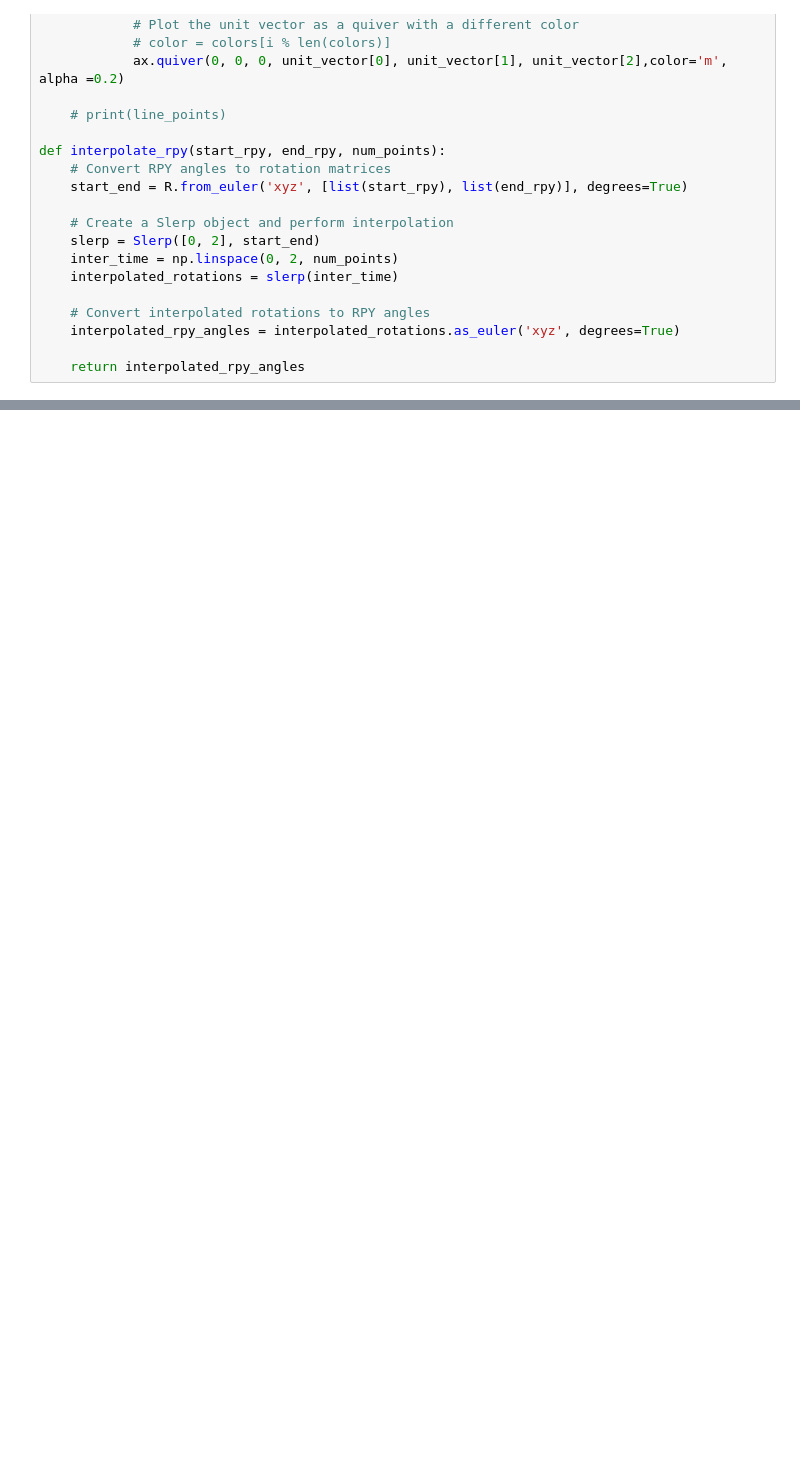
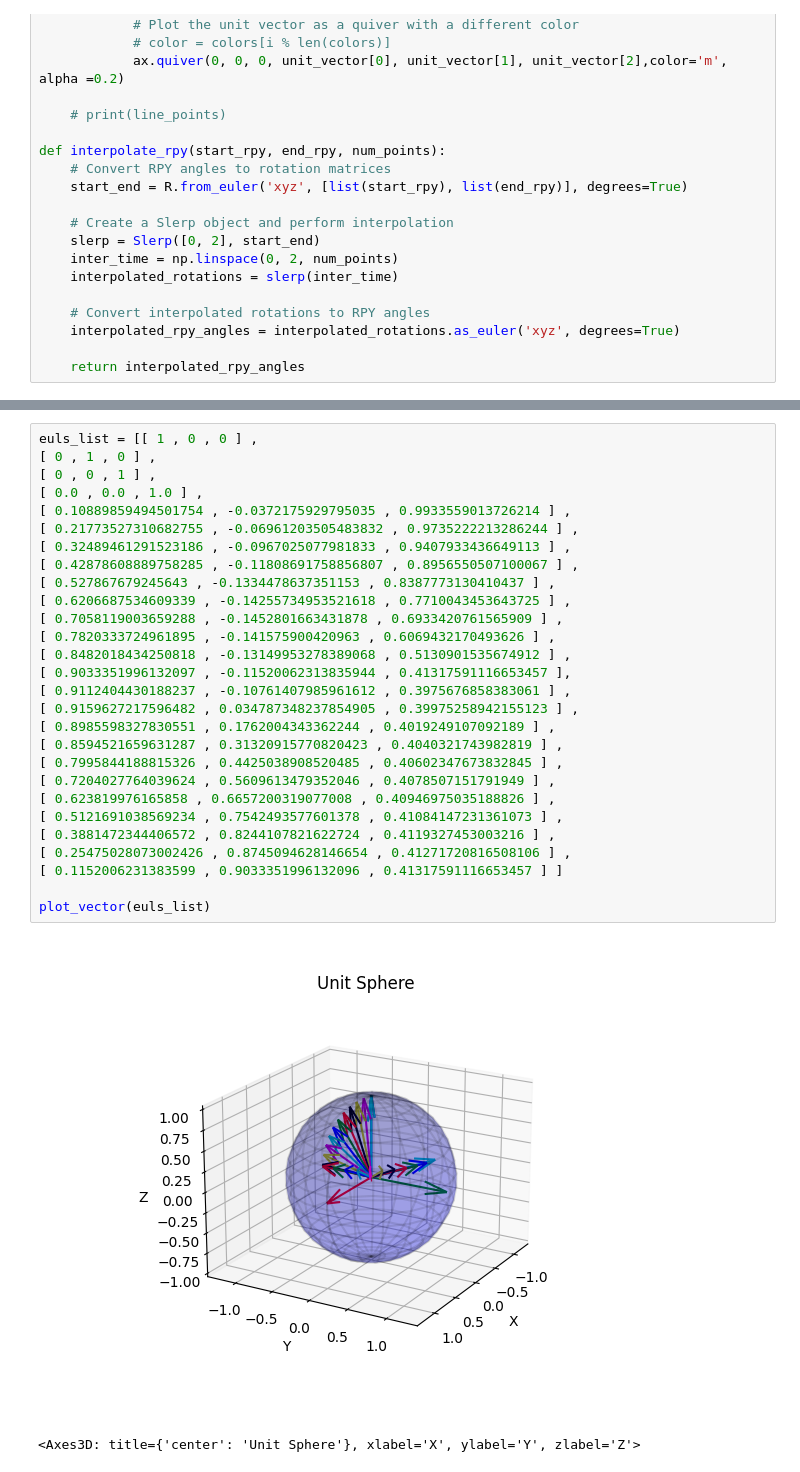
Before and after one commit to mustafab0/cross-spherical, a Jupyter notebook: code/trajectory/great_circle_path.ipynb, the cells around one changed output, grey strips where cells are left out. Cells and saved outputs as stored; diff of their text form; blank space fills up the shorter version.

```diff
--- a/code/trajectory/great_circle_path.ipynb
+++ b/code/trajectory/great_circle_path.ipynb
@@ -344,0 +362,31 @@ ax = plot_vector(euls_list)
+# %%
+euls_list = [[ 1 , 0 , 0 ] ,
+[ 0 , 1 , 0 ] ,
+[ 0 , 0 , 1 ] ,
+[ 0.0 , 0.0 , 1.0 ] ,
+[ 0.10889859494501754 , -0.0372175929795035 , 0.9933559013726214 ] ,
+[ 0.21773527310682755 , -0.06961203505483832 , 0.9735222213286244 ] ,
+[ 0.32489461291523186 , -0.0967025077981833 , 0.9407933436649113 ] ,
+[ 0.42878608889758285 , -0.11808691758856807 , 0.8956550507100067 ] ,
+[ 0.527867679245643 , -0.1334478637351153 , 0.8387773130410437 ] ,
+[ 0.6206687534609339 , -0.14255734953521618 , 0.7710043453643725 ] ,
+[ 0.7058119003659288 , -0.1452801663431878 , 0.6933420761565909 ] ,
+[ 0.7820333724961895 , -0.141575900420963 , 0.6069432170493626 ] ,
+[ 0.8482018434250818 , -0.13149953278389068 , 0.5130901535674912 ] ,
+[ 0.9033351996132097 , -0.11520062313835944 , 0.41317591116653457 ],
+[ 0.9112404430188237 , -0.10761407985961612 , 0.3975676858383061 ] ,
+[ 0.9159627217596482 , 0.034787348237854905 , 0.39975258942155123 ] ,
+[ 0.8985598327830551 , 0.1762004343362244 , 0.4019249107092189 ] ,
+[ 0.8594521659631287 , 0.31320915770820423 , 0.4040321743982819 ] ,
+[ 0.7995844188815326 , 0.4425038908520485 , 0.40602347673832845 ] ,
+[ 0.7204027764039624 , 0.5609613479352046 , 0.4078507151791949 ] ,
+[ 0.623819976165858 , 0.6657200319077008 , 0.40946975035188826 ] ,
+[ 0.5121691038569234 , 0.7542493577601378 , 0.41084147231361073 ] ,
+[ 0.3881472344406572 , 0.8244107821622724 , 0.4119327453003216 ] ,
+[ 0.25475028073002426 , 0.8745094628146654 , 0.41271720816508106 ] ,
+[ 0.1152006231383599 , 0.9033351996132096 , 0.41317591116653457 ] ]
+
+plot_vector(euls_list)
+# %% [output]
+[figure, added]
+<Axes3D: title={'center': 'Unit Sphere'}, xlabel='X', ylabel='Y', zlabel='Z'>
```
Also changed, not shown: parts of 7 cells of this notebook, 11 other files.
